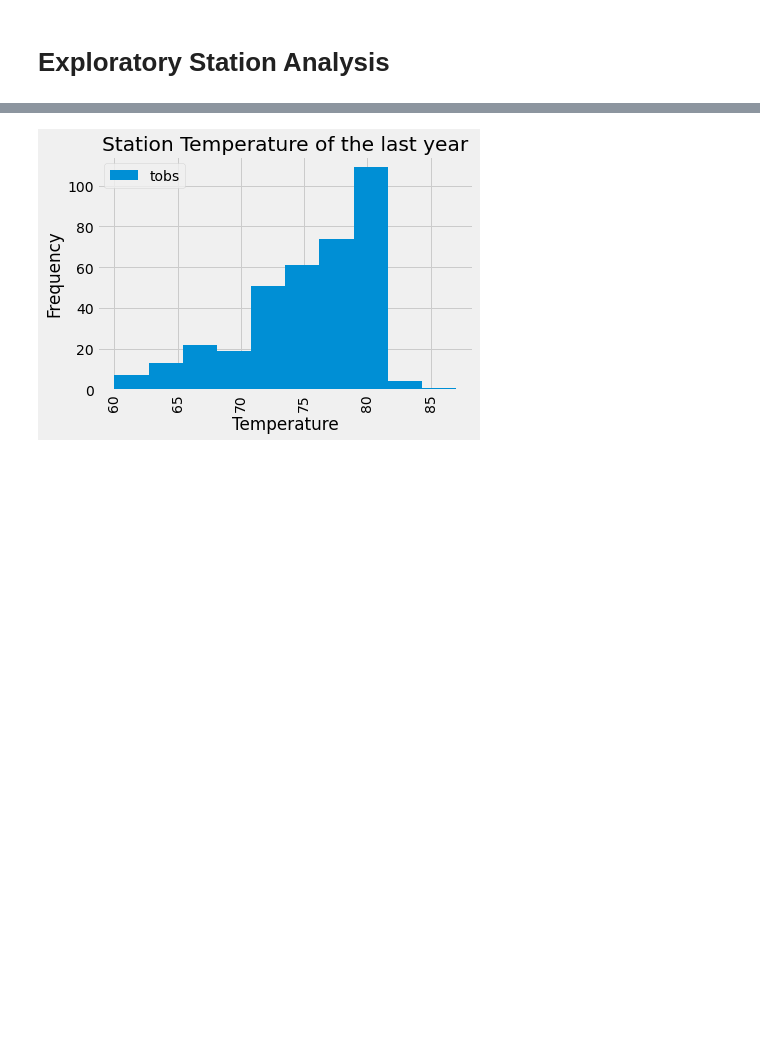
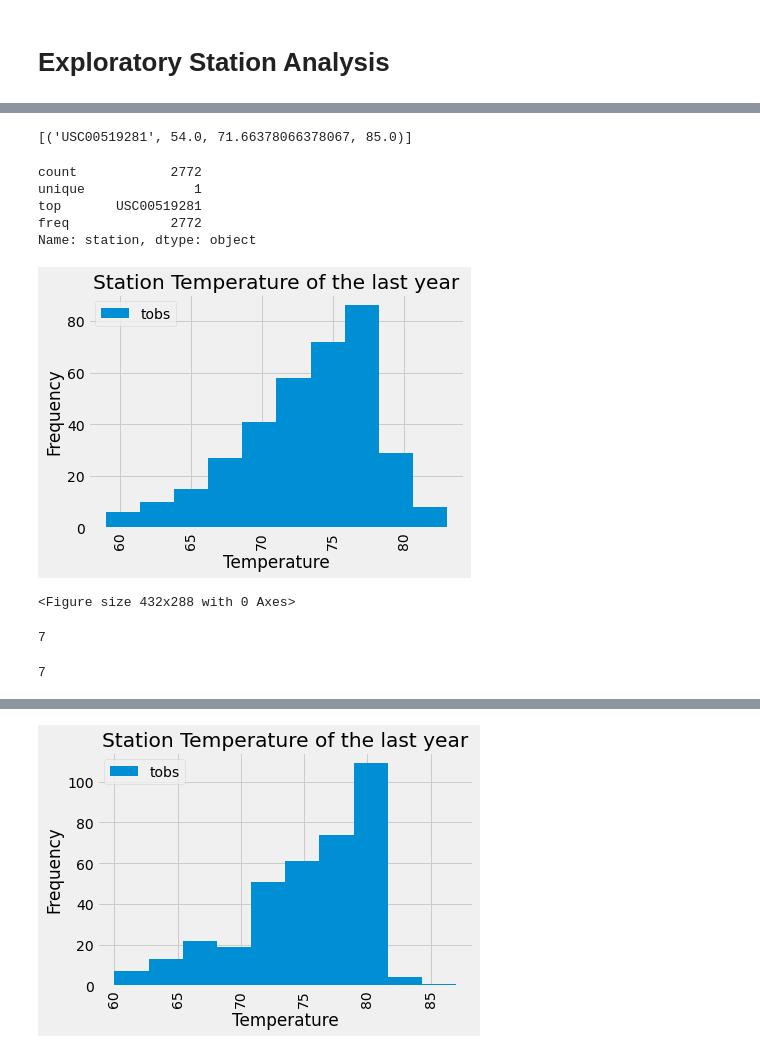
Before and after one commit to cdturner618/sqlalchemy-challenge, a Jupyter notebook: climate_starter.ipynb, the cells around one changed output, grey strips where cells are left out. Cells and saved outputs as stored; diff of their text form; code cells hidden in the pictures; blank space fills up the shorter version.

Commit message:
completed exploration station analysi with checks

```diff
--- a/climate_starter.ipynb
+++ b/climate_starter.ipynb
@@ -211,0 +238,59 @@ station_df.head()
+# %%
+# Using the most active station id from the previous query, calculate the lowest, highest, and average temperature.
+sel5= [Measurements.station,
+       func.min(Measurements.tobs),
+       func.avg(Measurements.tobs),
+       func.max(Measurements.tobs)
+      ]
+
+session.query(*sel5).filter(Measurements.date).filter(Measurements.station=='USC00519281').all()
+# %% [output]
+[('USC00519281', 54.0, 71.66378066378067, 85.0)]
+# %%
+#check
+df3['station'].describe()
+# %% [output]
+count            2772
+unique              1
+top       USC00519281
+freq             2772
+Name: station, dtype: object
+# %%
+# Using the most active station id
+# Query the last 12 months of temperature observation data for this station and plot the results as a histogram
+sel7=[Measurements.station,
+     Measurements.date,
+      Measurements.prcp,
+    Measurements.tobs]
+
+station_query2=session.query(*sel7).filter((Measurements.date) >=query_date).group_by(Measurements.date).group_by(Measurements.station).all()
+
+df_4=pd.DataFrame(station_query2)
+
+df_5=df_4.loc[df_4['station']=='USC00519281']
+# %%
+# Using the most active station id
+# Query the last 12 months of temperature observation data for this station and plot the results as a histogram
+temp_df=df_5[['tobs','station']]
+temp_df.plot(kind="hist")
+plt.title("Station Temperature of the last year")
+plt.ylabel("Frequency")
+plt.xlabel("Temperature")
+plt.xticks(rotation=90)
+plt.show()
+plt.tight_layout()
+# %% [output]
+[figure, added]
+<Figure size 432x288 with 0 Axes>
+# %%
+# Design a query to calculate the total number stations in the dataset
+
+station_count= session.query(Measurements).filter((Measurements.date) >=query_date).group_by(Measurements.station).count()
+station_count
+# %% [output]
+7
+# %%
+# Check:
+df['station'].nunique()
+# %% [output]
+7
```
Also changed, not shown: parts of 17 cells of this notebook.
